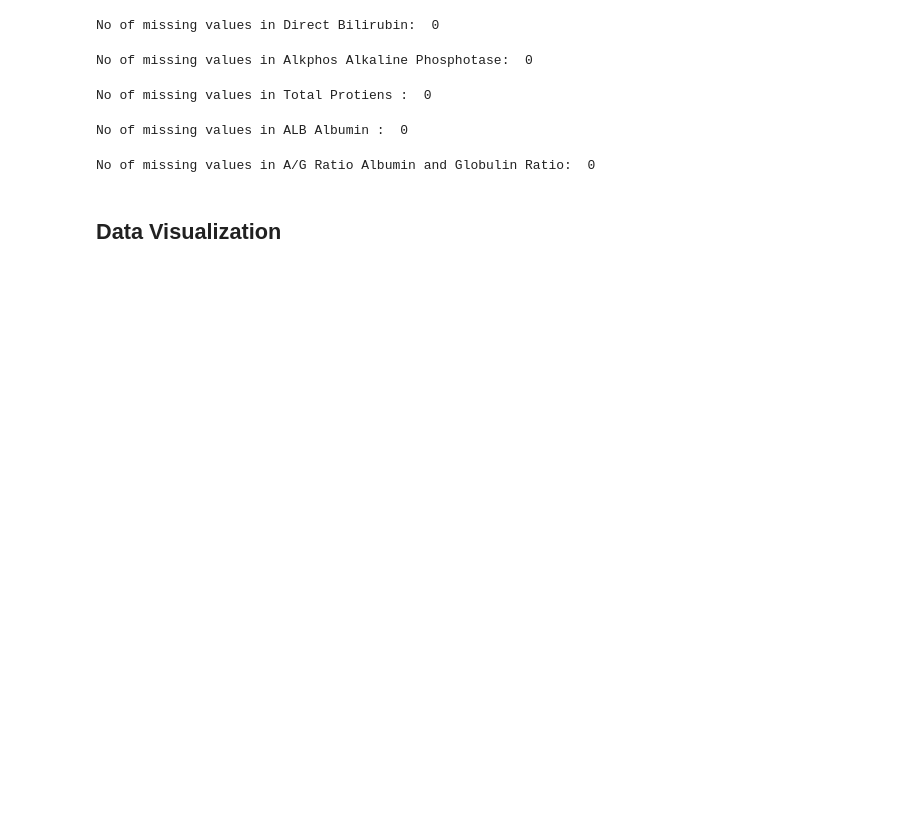
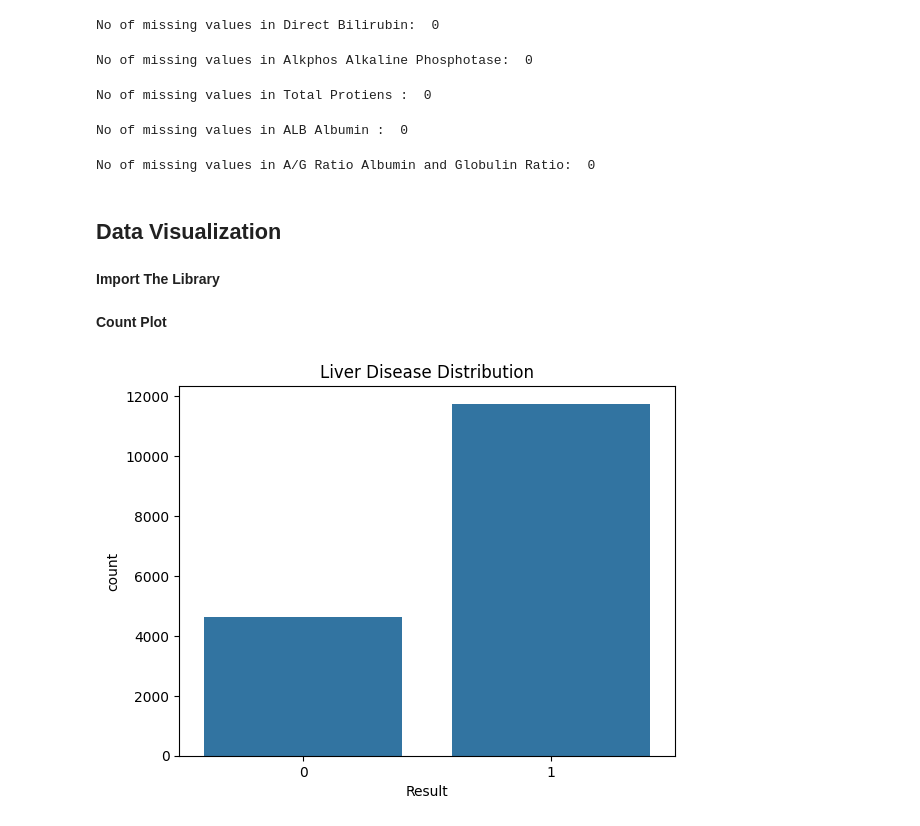
Before and after one commit to PrakharAgrawal123/AI-Health-Prediction, a Jupyter notebook: diabetes-prediction-master/training/liver_prediction.ipynb, the cells around one changed output. Drawn from its saved outputs; the diff is of its cells as text; code cells hidden in the pictures; blank space fills up the shorter version.

```diff
--- a/diabetes-prediction-master/training/liver_prediction.ipynb
+++ b/diabetes-prediction-master/training/liver_prediction.ipynb
@@ -121,3 +121,5 @@ print('No of missing values in A/G Ratio Albumin and Globulin Ratio: ', df[df['A
 No of missing values in A/G Ratio Albumin and Globulin Ratio:  0
 # %% [markdown]
 ## Data Visualization
+# %% [markdown]
+**Import The Library**
@@ -123,0 +129,10 @@ No of missing values in A/G Ratio Albumin and Globulin Ratio:  0
+# %% [markdown]
+**Count Plot**
+# %%
+# Target Distribution (To know the result )
+
+sns.countplot(x='Result', data=df)
+plt.title("Liver Disease Distribution")
+plt.show()
+# %% [output]
+[figure, added]
```
Also changed, not shown: parts of 10 cells of this notebook.
